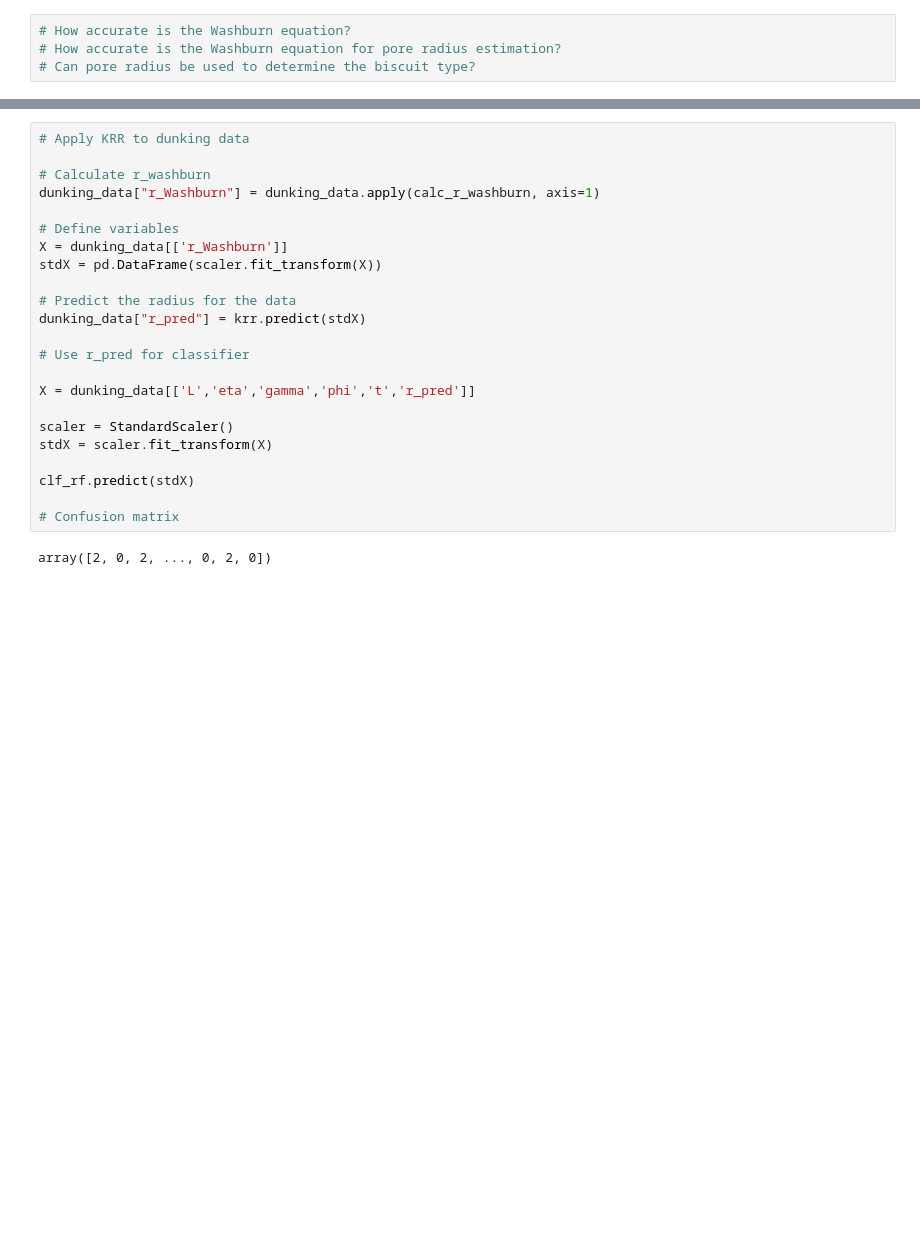
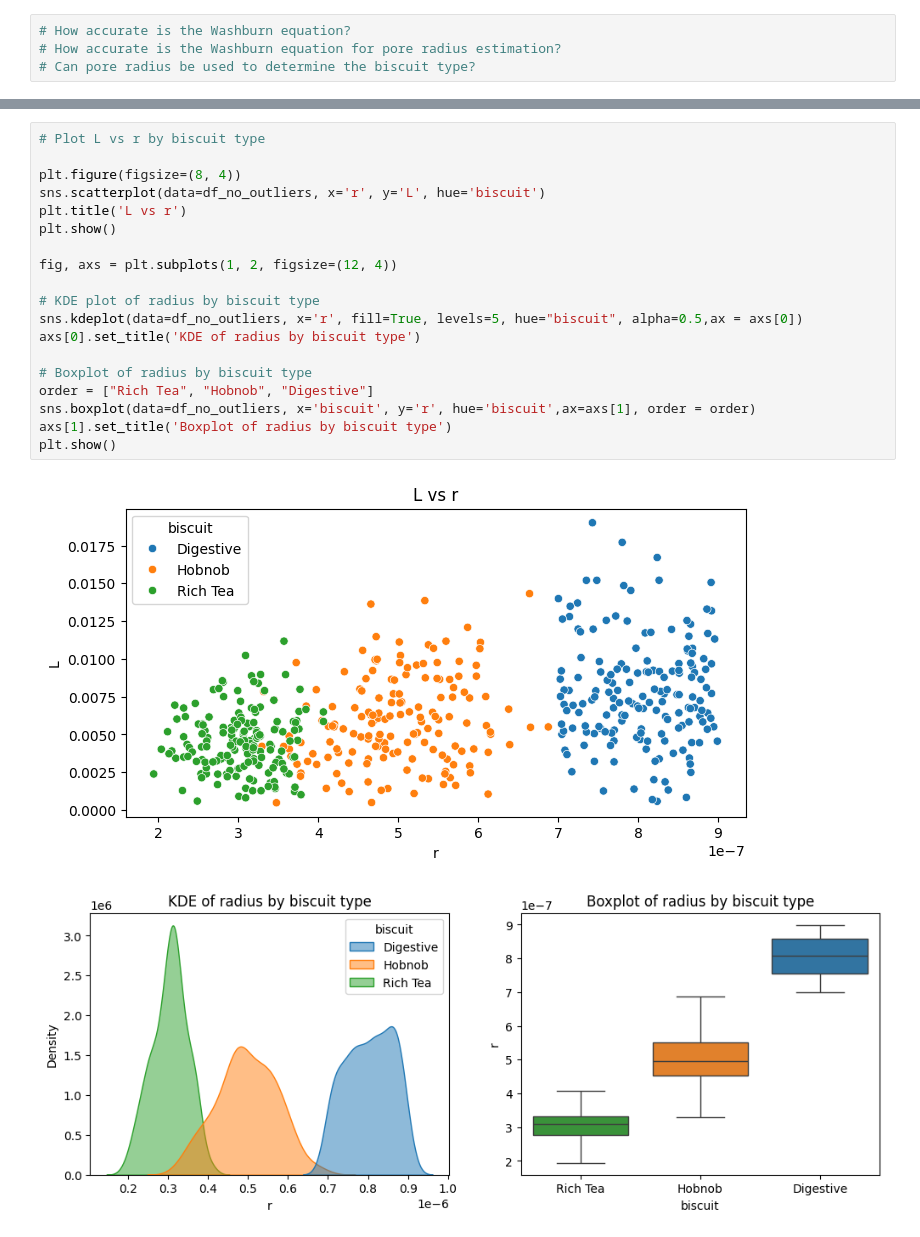
Before and after one commit to kon-218/biscuit_analysis, a Jupyter notebook: code3.ipynb, the cells around one changed output, grey strips where cells are left out. Cells and saved outputs as stored; diff of their text form; blank space fills up the shorter version.

Commit message:
Plotting and combinging cells

```diff
--- a/code3.ipynb
+++ b/code3.ipynb
@@ -1022,25 +149,22 @@ Rich Tea   3.139093e-07   3.582300e-10
-# %%
-# Apply KRR to dunking data
-
-# Calculate r_washburn
-dunking_data["r_Washburn"] = dunking_data.apply(calc_r_washburn, axis=1)
-
-# Define variables
-X = dunking_data[['r_Washburn']]
-stdX = pd.DataFrame(scaler.fit_transform(X))
-
-# Predict the radius for the data
-dunking_data["r_pred"] = krr.predict(stdX)
-
-# Use r_pred for classifier
-
-X = dunking_data[['L','eta','gamma','phi','t','r_pred']]
-
-scaler = StandardScaler()
-stdX = scaler.fit_transform(X)
-
-clf_rf.predict(stdX)
-
-# Confusion matrix
-# %% [output]
-array([2, 0, 2, ..., 0, 2, 0])
+# %%
+# Plot L vs r by biscuit type
+
+plt.figure(figsize=(8, 4))
+sns.scatterplot(data=df_no_outliers, x='r', y='L', hue='biscuit')
+plt.title('L vs r')
+plt.show()
+
+fig, axs = plt.subplots(1, 2, figsize=(12, 4))
+
+# KDE plot of radius by biscuit type
+sns.kdeplot(data=df_no_outliers, x='r', fill=True, levels=5, hue="biscuit", alpha=0.5,ax = axs[0])
+axs[0].set_title('KDE of radius by biscuit type')
+
+# Boxplot of radius by biscuit type
+order = ["Rich Tea", "Hobnob", "Digestive"]
+sns.boxplot(data=df_no_outliers, x='biscuit', y='r', hue='biscuit',ax=axs[1], order = order)
+axs[1].set_title('Boxplot of radius by biscuit type')
+plt.show()
+# %% [output]
+[figure, added]
+[figure, added]
```
Also changed, not shown: parts of 38 cells of this notebook, 10 other files.
